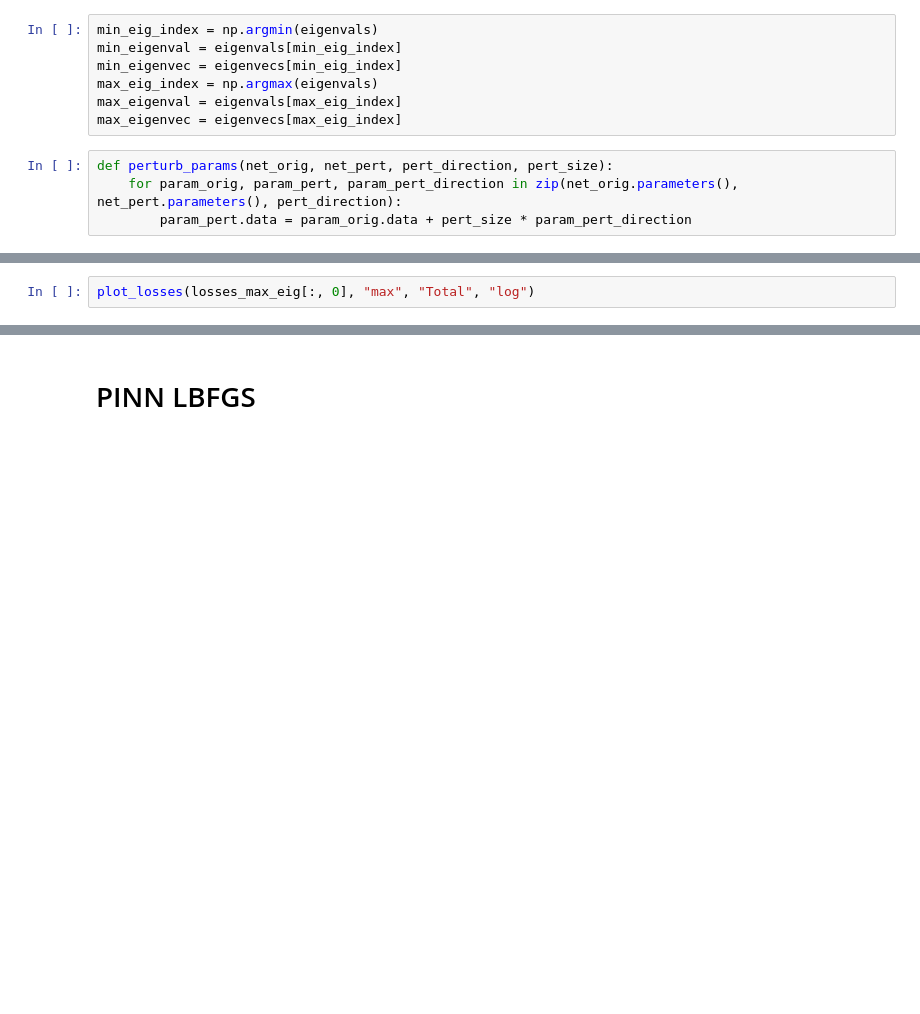
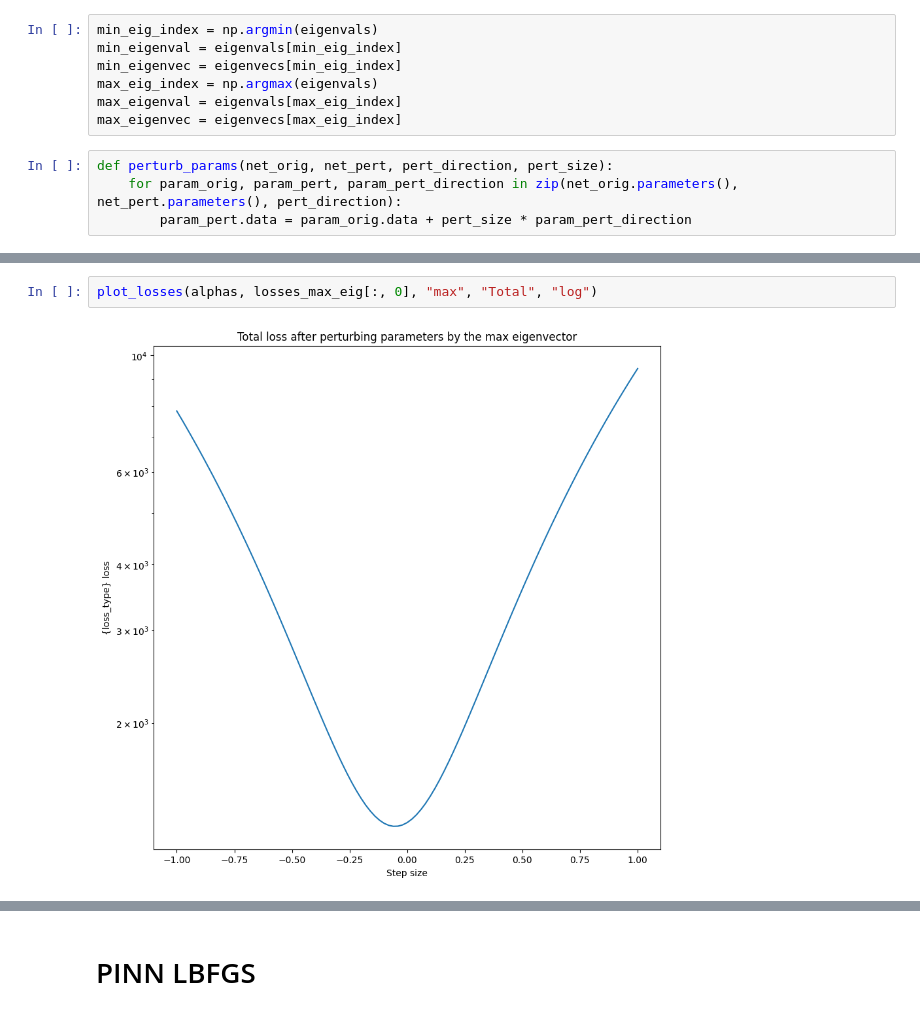
Before and after one commit to rahil1206/PDE-Project, a Jupyter notebook: Experiment.ipynb, the cells around one changed output, grey strips where cells are left out. Drawn from its saved outputs; the diff is of its cells as text; blank space fills up the shorter version.

```diff
--- a/Experiment.ipynb
+++ b/Experiment.ipynb
@@ -394,3 +408,5 @@ plot_losses(losses_min_eig[:, 0], "min", "Total", "log")
 # %%
-plot_losses(losses_max_eig[:, 0], "max", "Total", "log")
+plot_losses(alphas, losses_max_eig[:, 0], "max", "Total", "log")
+# %% [output]
+[figure, added]
 # %%
```
Also changed, not shown: parts of 20 cells of this notebook.
